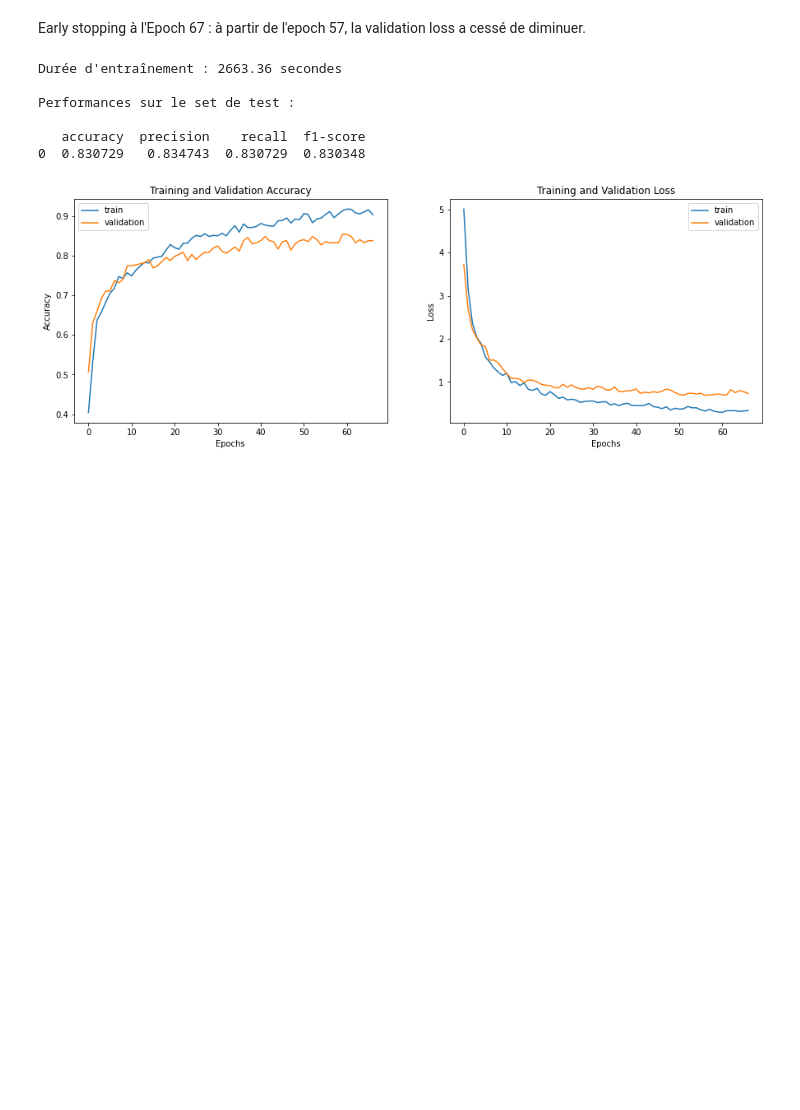
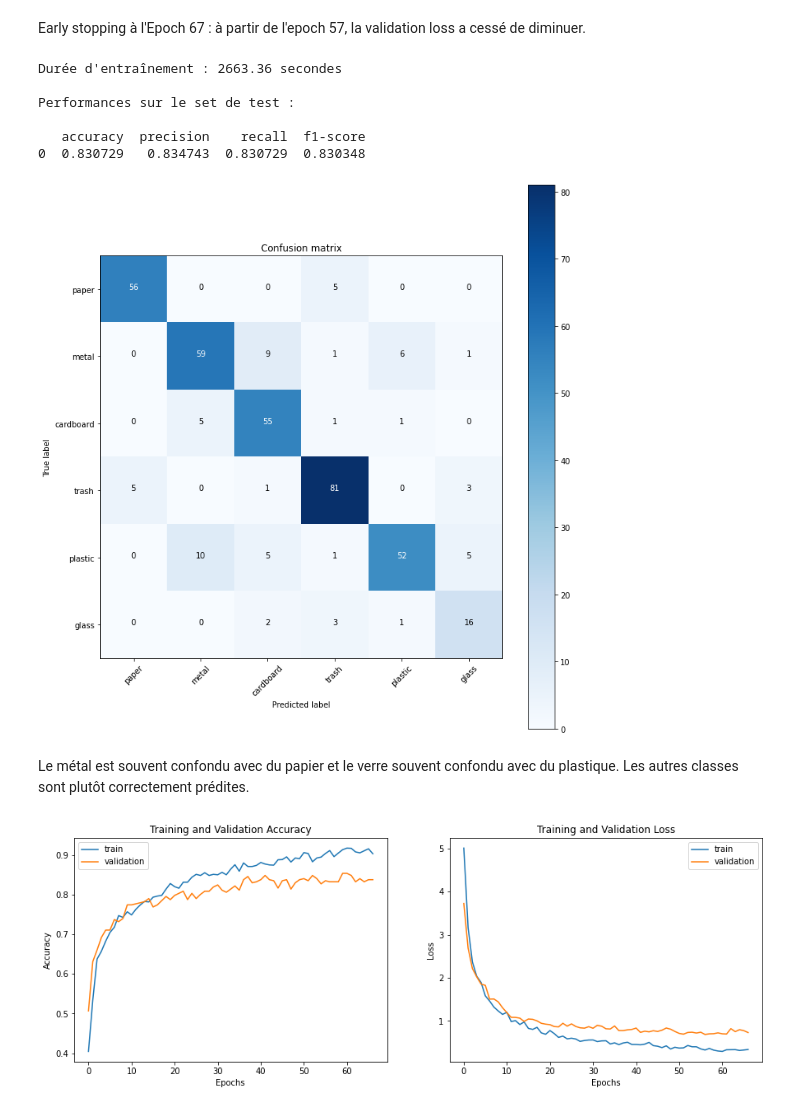
Before and after one commit to Morgane-SJK/Garbage-Classification, a Jupyter notebook: transfer_learning_VGG16.ipynb, the cells around one changed output. Drawn from its saved outputs; the diff is of its cells as text; code cells hidden in the pictures; blank space fills up the shorter version.

```diff
--- a/transfer_learning_VGG16.ipynb
+++ b/transfer_learning_VGG16.ipynb
@@ -91,7 +88,7 @@ def plot_confusion_matrix(cm, classes,
     tick_marks = np.arange(len(classes))
     plt.xticks(tick_marks, classes, rotation=45)
     plt.yticks(tick_marks, classes)
-    fmt = '.2f'
+    fmt = 'd'
     thresh = cm.max() / 2.
     for i, j in itertools.product(range(cm.shape[0]), range(cm.shape[1])):
         plt.text(j, i, format(cm[i, j], fmt),
@@ -449,14 +446,17 @@ Epoch 00067: early stopping
 # %% [markdown]
 Early stopping à l'Epoch 67 : à partir de l'epoch 57, la validation loss a cessé de diminuer.
 # %%
-study_model(model5, labels, test_generator, executionTime)
+study_model(model5, labels, test_generator, executionTime, True)
 # %% [output]
 Durée d'entraînement : 2663.36 secondes
 
 Performances sur le set de test :
 
    accuracy  precision    recall  f1-score
 0  0.830729   0.834743  0.830729  0.830348
+[figure, added]
+# %% [markdown]
+Le métal est souvent confondu avec du papier et le verre souvent confondu avec du plastique. Les autres classes sont plutôt correctement prédites.
 # %%
 plot_accuracy_loss(history)
 # %% [output]
```
Also changed, not shown: parts of 2 cells of this notebook.
